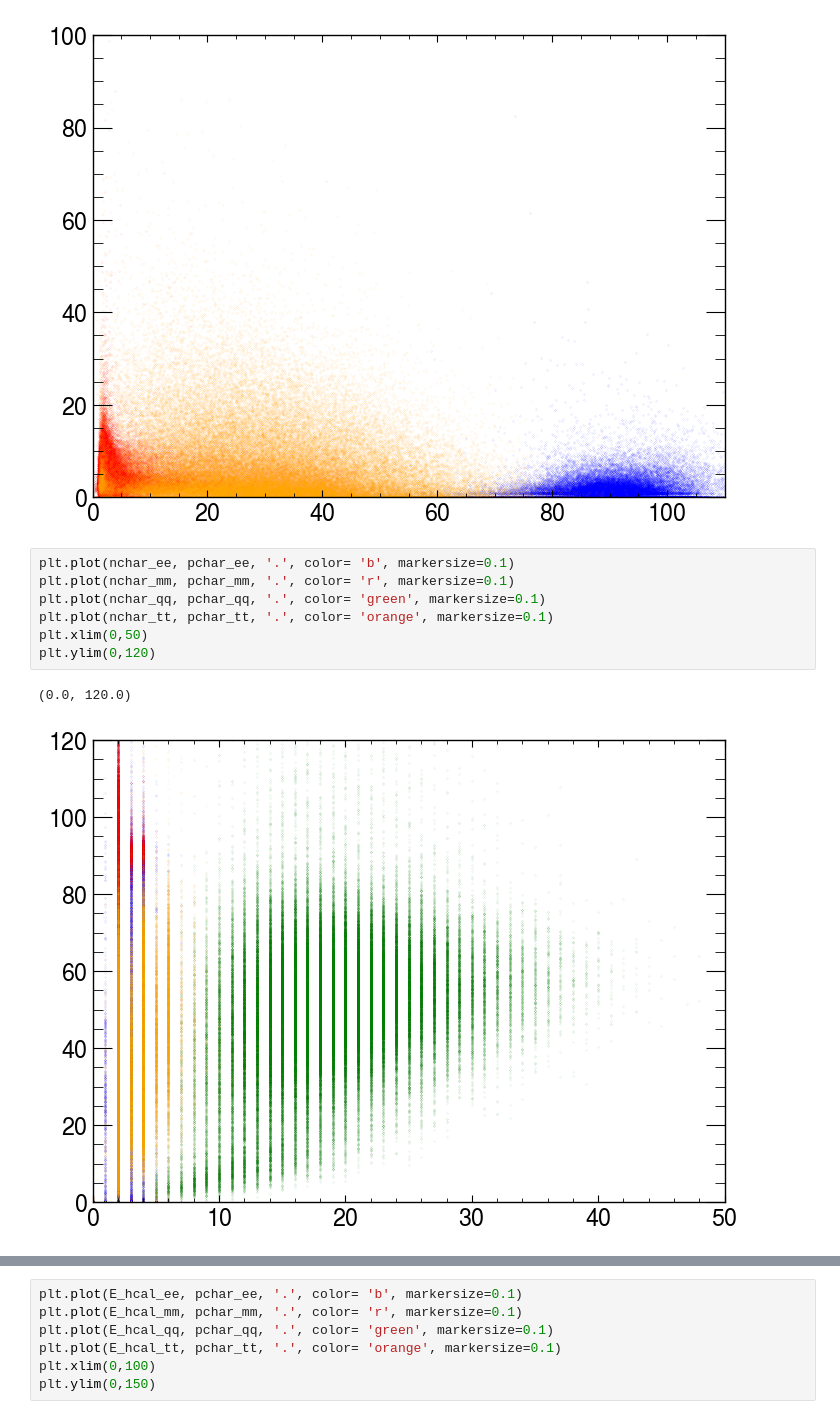
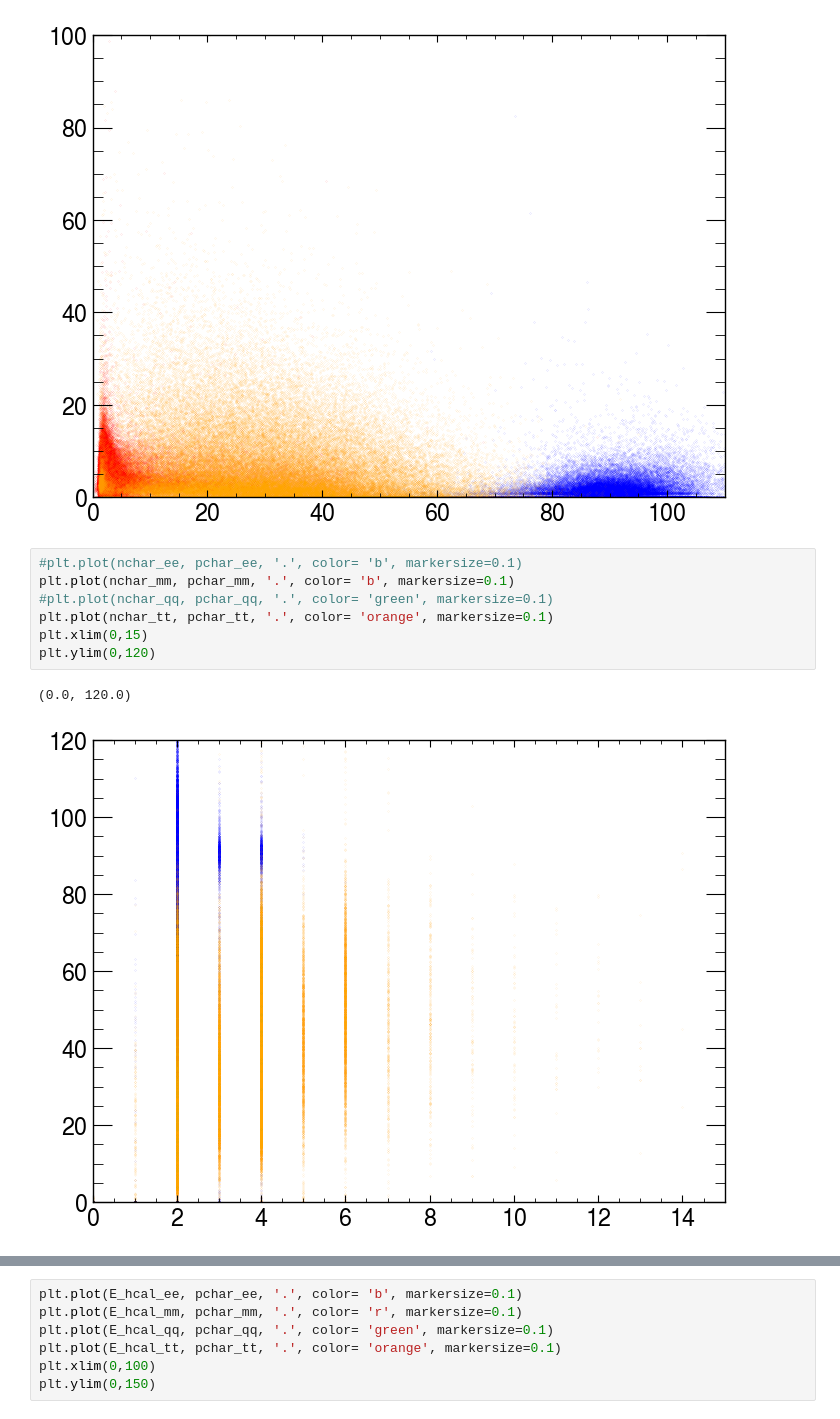
Before and after one commit to josepretel/z0-precisionmeasurement, a Jupyter notebook: z0_analysis.ipynb, the cells around one changed output, grey strips where cells are left out. Cells and saved outputs as stored; diff of their text form.

```diff
--- a/z0_analysis.ipynb
+++ b/z0_analysis.ipynb
@@ -583,13 +583,13 @@ plt.ylim(0,100)
 (0.0, 100.0)
 [figure]
 # %%
-plt.plot(nchar_ee, pchar_ee, '.', color= 'b', markersize=0.1)
-plt.plot(nchar_mm, pchar_mm, '.', color= 'r', markersize=0.1)
-plt.plot(nchar_qq, pchar_qq, '.', color= 'green', markersize=0.1)
+#plt.plot(nchar_ee, pchar_ee, '.', color= 'b', markersize=0.1)
+plt.plot(nchar_mm, pchar_mm, '.', color= 'b', markersize=0.1)
+#plt.plot(nchar_qq, pchar_qq, '.', color= 'green', markersize=0.1)
 plt.plot(nchar_tt, pchar_tt, '.', color= 'orange', markersize=0.1)
-plt.xlim(0,50)
+plt.xlim(0,15)
 plt.ylim(0,120)
 # %% [output]
 (0.0, 120.0)
-[figure, old version]
+[figure, new version]
 # %%
```
Also changed, not shown: parts of 4 cells of this notebook.
